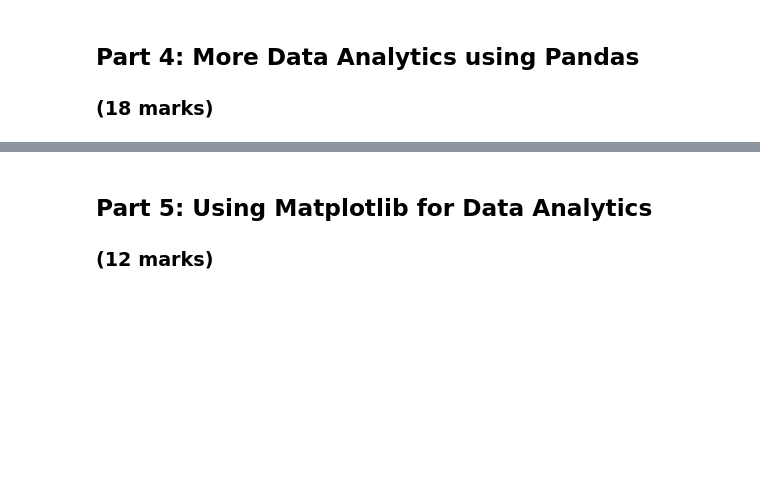
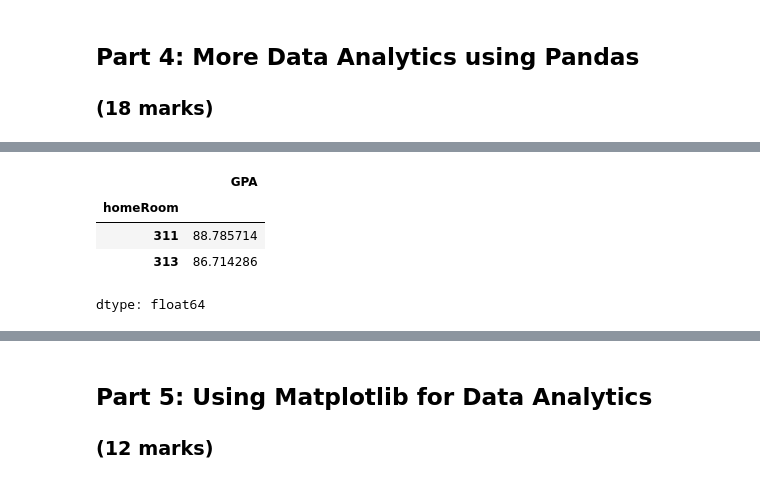
Before and after one commit to prabjotsanghera/ENGG680_2025_Fall, a Jupyter notebook: Lab_Assignment1/StudentGradeManagementSystem.ipynb, the cells around one changed output, grey strips where cells are left out. Cells and saved outputs as stored; diff of their text form; code cells hidden in the pictures; blank space fills up the shorter version.

```diff
--- a/Lab_Assignment1/StudentGradeManagementSystem.ipynb
+++ b/Lab_Assignment1/StudentGradeManagementSystem.ipynb
@@ -502,10 +575,17 @@ df_homeroom =
 # %%
 # The code below calculates the mean of each homeroom class.
 df_grouped = df_studentInfo.groupby('homeRoom')['GPA'].mean()
+display(df_grouped)
 
 # Which homeroom has a higher GPA?
 # (1 mark)
-#
+#311
+# %% [output]
+|  | GPA |
+| homeRoom |  |
+| 311 | 88.785714 |
+| 313 | 86.714286 |
+dtype: float64
 # %%
 # Now let's work with multiple sorts. The .sort_values() method can sort by multiple columns, meaning you can specify a primary column and a secondary column for sorting.
 # For example, by=['ColumnA', 'ColumnB'] will first sort by ColumnA and then by ColumnB.
```
Also changed, not shown: parts of 12 cells of this notebook.
